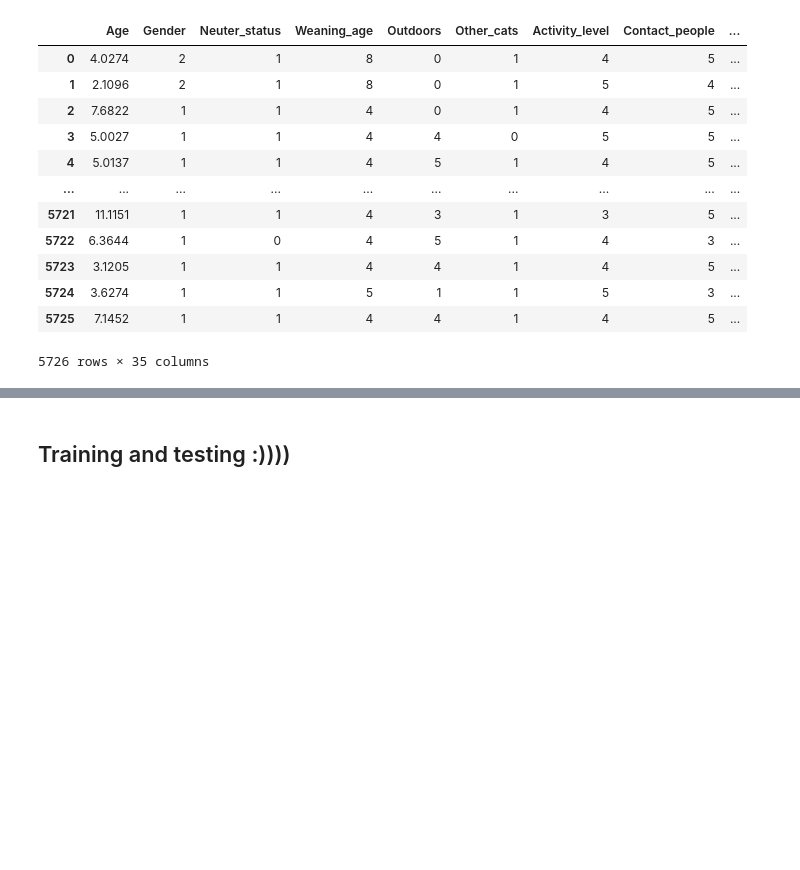
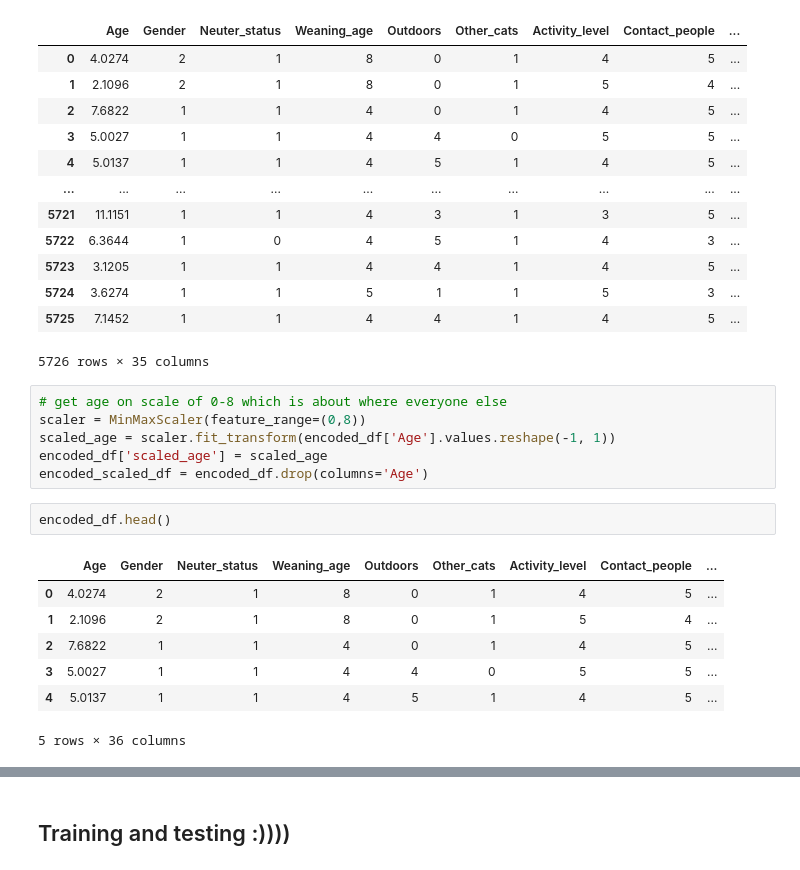
Before and after one commit to GwenToves/Cat-pstone, a Jupyter notebook: Pre_Processing.ipynb, the cells around one changed output, grey strips where cells are left out. Saved outputs shown, nothing was run; the diff lists cells and outputs as text; blank space fills up the shorter version.

```diff
--- a/Pre_Processing.ipynb
+++ b/Pre_Processing.ipynb
@@ -66,3 +67,19 @@ encoded_df
 | 5724 | 3.6274 | 1 | 1 | 5 | 1 | 1 | 5 | 3 | ... |
 | 5725 | 7.1452 | 1 | 1 | 4 | 4 | 1 | 4 | 5 | ... |
 5726 rows × 35 columns
+# %%
+# get age on scale of 0-8 which is about where everyone else
+scaler = MinMaxScaler(feature_range=(0,8))
+scaled_age = scaler.fit_transform(encoded_df['Age'].values.reshape(-1, 1))
+encoded_df['scaled_age'] = scaled_age
+encoded_scaled_df = encoded_df.drop(columns='Age')
+# %%
+encoded_df.head()
+# %% [output]
+|  | Age | Gender | Neuter_status | Weaning_age | Outdoors | Other_cats | Activity_level | Contact_people | ... |
+| 0 | 4.0274 | 2 | 1 | 8 | 0 | 1 | 4 | 5 | ... |
+| 1 | 2.1096 | 2 | 1 | 8 | 0 | 1 | 5 | 4 | ... |
+| 2 | 7.6822 | 1 | 1 | 4 | 0 | 1 | 4 | 5 | ... |
+| 3 | 5.0027 | 1 | 1 | 4 | 4 | 0 | 5 | 5 | ... |
+| 4 | 5.0137 | 1 | 1 | 4 | 5 | 1 | 4 | 5 | ... |
+5 rows × 36 columns
```
Also changed, not shown: parts of 25 cells of this notebook.
